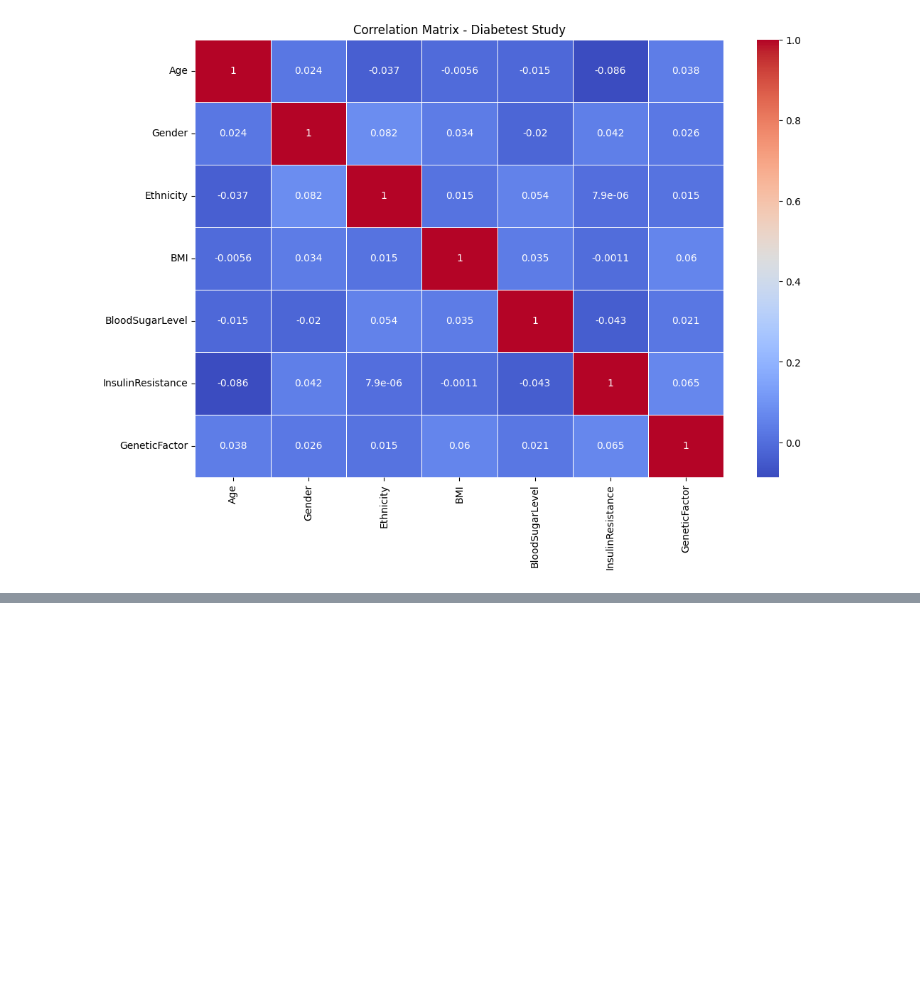
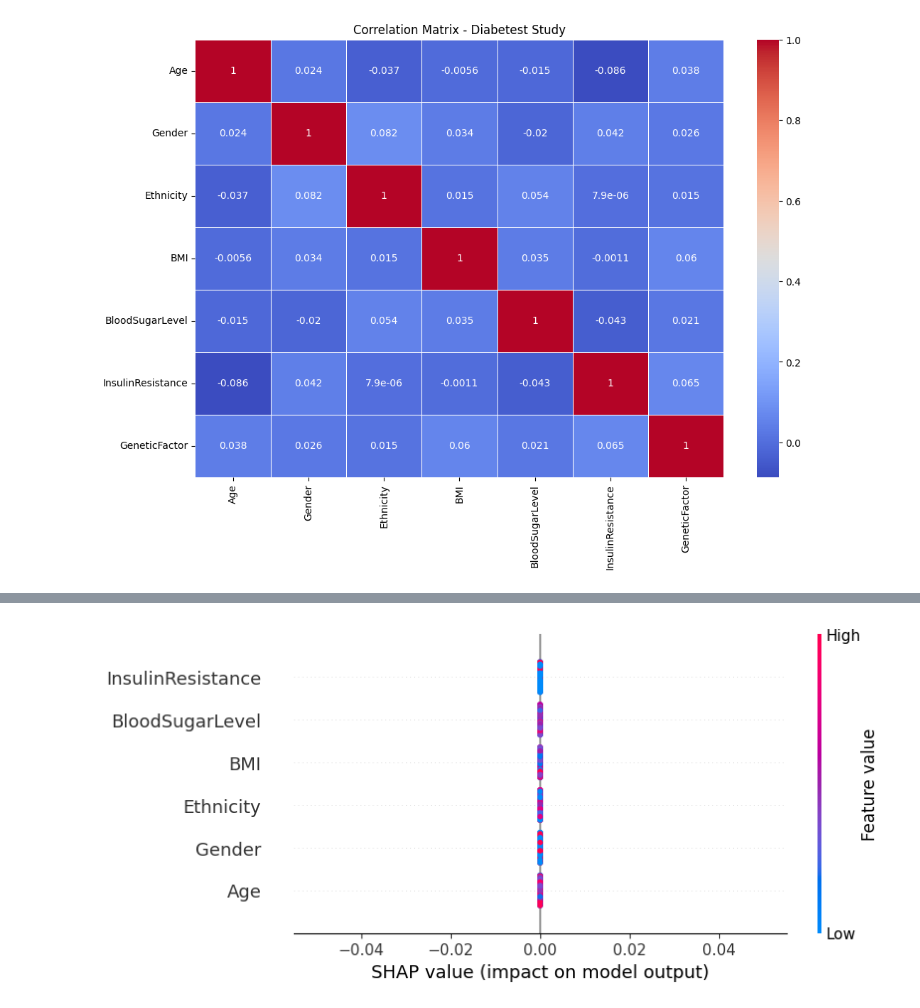
Before and after one commit to Daught/machine-learning-cheatsheet, a Jupyter notebook: exercises/diabetes_study_final.ipynb, the cells around one changed output, grey strips where cells are left out. Cells and saved outputs as stored; diff of their text form; code cells hidden in the pictures; blank space fills up the shorter version.

```diff
--- a/exercises/diabetes_study_final.ipynb
+++ b/exercises/diabetes_study_final.ipynb
@@ -165,7 +204,7 @@ training_features, testing_features, training_target, testing_target = train_tes
 
 
 # Initialize TPOTClassifier
-tpot = TPOTClassifier(generations=50, population_size=50, verbosity=2, random_state=42)
+tpot = TPOTClassifier(generations=10, population_size=10, verbosity=2, random_state=42)
 tpot.fit(training_features, training_target)
 print(tpot.score(testing_features, testing_target))
 tpot.export('tpot_diabetes_pipeline_classifier.py')
@@ -175,0 +221,10 @@ Generation 2 - Current best internal CV score: 0.8459259259259259
+# %%
+from sklearn.naive_bayes import GaussianNB
+# Average CV score on the training set was: 0.8459259259259259
+exported_pipeline = GaussianNB()
+# Fix random state in exported estimator
+if hasattr(exported_pipeline, 'random_state'):
+    setattr(exported_pipeline, 'random_state', 42)
+
+exported_pipeline.fit(training_features, training_target)
+results = exported_pipeline.predict(testing_features)
@@ -175,0 +254,11 @@ Generation 2 - Current best internal CV score: 0.8459259259259259
+# %%
+# SHAP
+import shap
+
+explainer = shap.Explainer(exported_pipeline.predict, training_features)
+shap_values = explainer(testing_features)
+
+# the waterfall_plot shows how we get from shap_values.base_values to model.predict(X)[sample_ind]
+shap.plots.beeswarm(shap_values)
+# %% [output]
+[figure, added]
```
Also changed, not shown: parts of 6 cells of this notebook, 1 other file.
